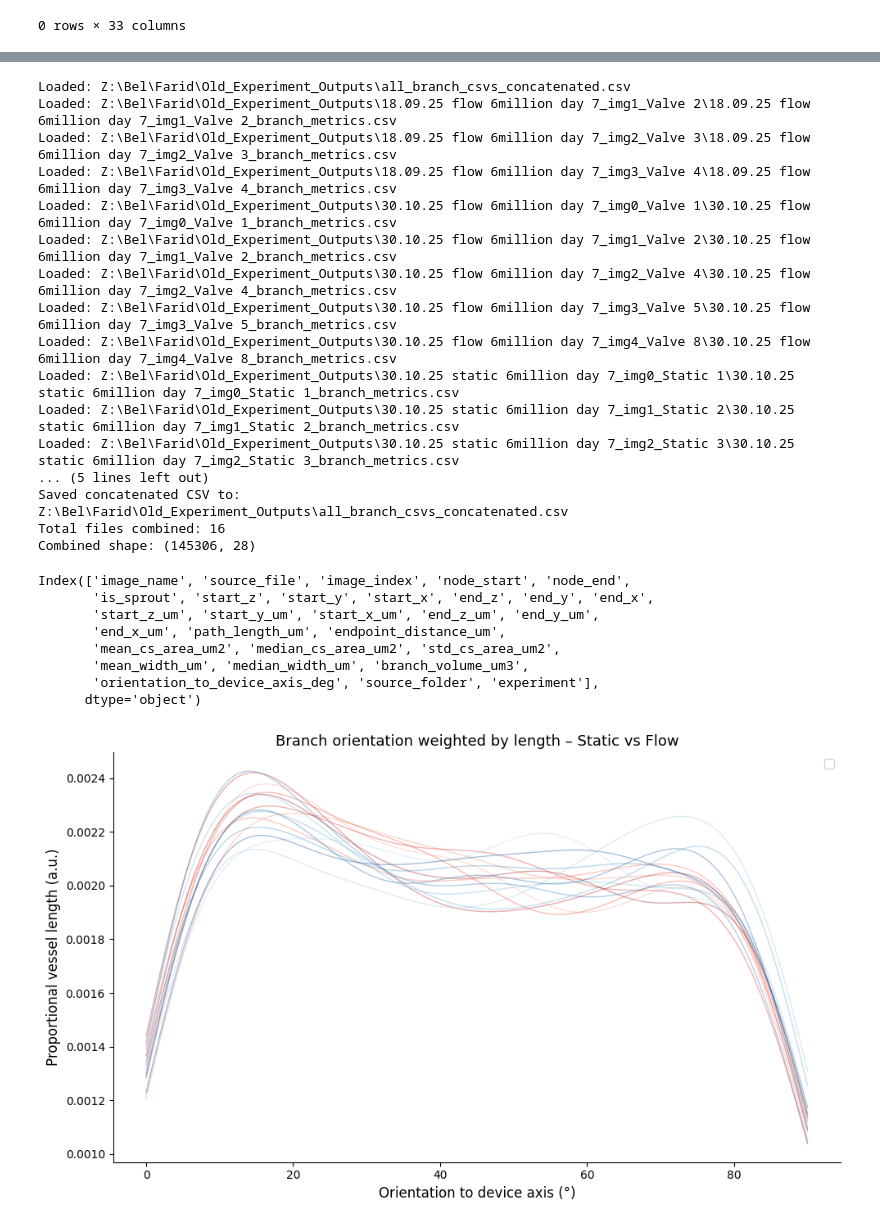
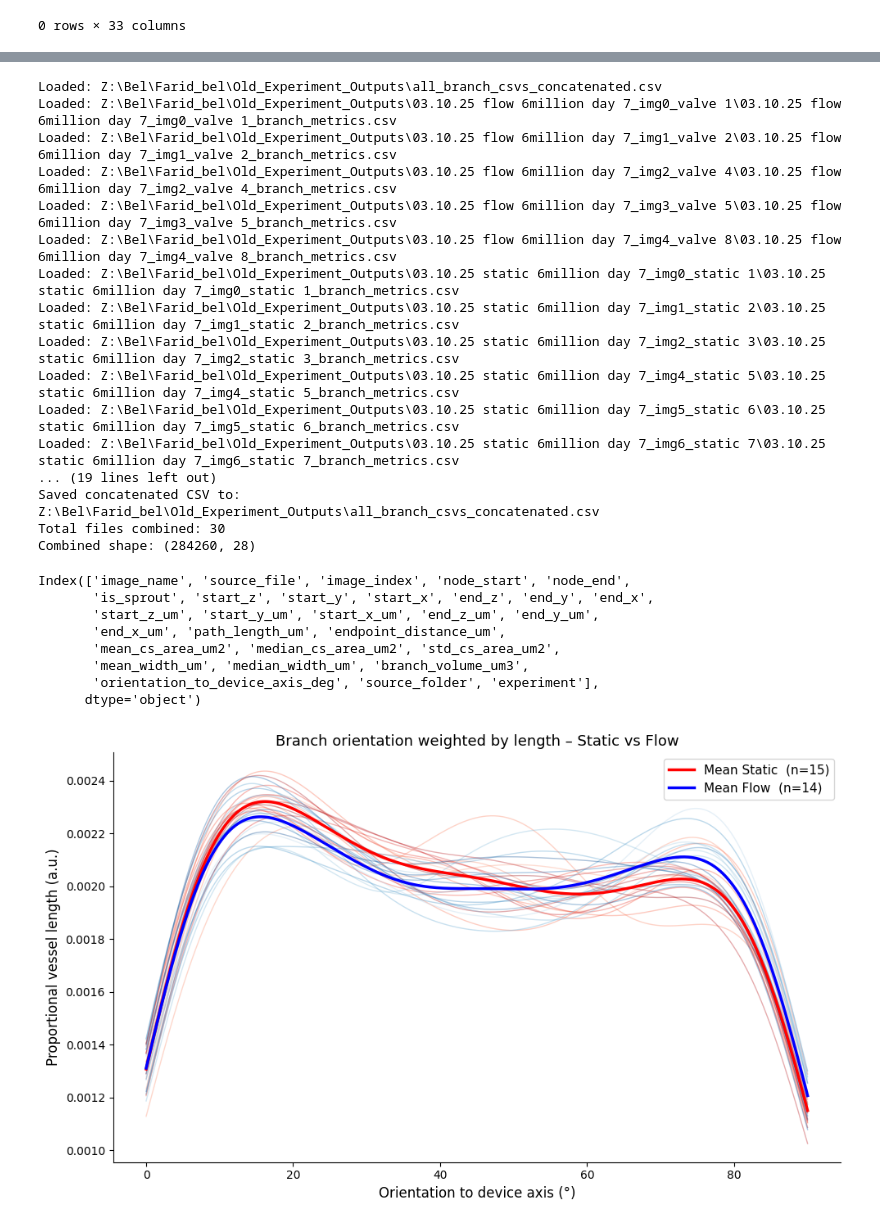
Before and after one commit to isobelth/vascumap, a Jupyter notebook: plotting_outputs.ipynb, the cells around one changed output, grey strips where cells are left out. Drawn from its saved outputs; the diff is of its cells as text; code cells hidden in the pictures.

```diff
--- a/plotting_outputs.ipynb
+++ b/plotting_outputs.ipynb
@@ -7,7 +7,7 @@ import sys
 from pathlib import Path
 import pandas as pd
 # %%
-root_dir = Path(r"Z:\Bel\Farid\Old_Experiment_Outputs")
+root_dir = Path(r"Z:\Bel\Farid_bel\Old_Experiment_Outputs")
 # Find all CSV files recursively
 csv_files = list(root_dir.rglob("*.csv"))
 
@@ -181,7 +186,7 @@ Index(['image_name', 'source_file', 'image_index', 'chip_volume_um3',
        'source_folder', 'experiment'],
       dtype='object')
 # %%
-root_dir = Path(r"Z:\Bel\Farid\Old_Experiment_Outputs")
+root_dir = Path(r"Z:\Bel\Farid_bel\Old_Experiment_Outputs")
 # Find all CSV files recursively
 csv_files = list(root_dir.rglob("*.csv"))
 
@@ -213,23 +218,23 @@ else:
     else:
         print("No CSV files could be read successfully.")
 # %% [output]
-Loaded: Z:\Bel\Farid\Old_Experiment_Outputs\all_branch_csvs_concatenated.csv
-Loaded: Z:\Bel\Farid\Old_Experiment_Outputs\18.09.25 flow 6million day 7_img1_Valve 2\18.09.25 flow 6million day 7_img1_Valve 2_branch_metrics.csv
-Loaded: Z:\Bel\Farid\Old_Experiment_Outputs\18.09.25 flow 6million day 7_img2_Valve 3\18.09.25 flow 6million day 7_img2_Valve 3_branch_metrics.csv
-Loaded: Z:\Bel\Farid\Old_Experiment_Outputs\18.09.25 flow 6million day 7_img3_Valve 4\18.09.25 flow 6million day 7_img3_Valve 4_branch_metrics.csv
-Loaded: Z:\Bel\Farid\Old_Experiment_Outputs\30.10.25 flow 6million day 7_img0_Valve 1\30.10.25 flow 6million day 7_img0_Valve 1_branch_metrics.csv
-Loaded: Z:\Bel\Farid\Old_Experiment_Outputs\30.10.25 flow 6million day 7_img1_Valve 2\30.10.25 flow 6million day 7_img1_Valve 2_branch_metrics.csv
-Loaded: Z:\Bel\Farid\Old_Experiment_Outputs\30.10.25 flow 6million day 7_img2_Valve 4\30.10.25 flow 6million day 7_img2_Valve 4_branch_metrics.csv
-Loaded: Z:\Bel\Farid\Old_Experiment_Outputs\30.10.25 flow 6million day 7_img3_Valve 5\30.10.25 flow 6million day 7_img3_Valve 5_branch_metrics.csv
-Loaded: Z:\Bel\Farid\Old_Experiment_Outputs\30.10.25 flow 6million day 7_img4_Valve 8\30.10.25 flow 6million day 7_img4_Valve 8_branch_metrics.csv
-Loaded: Z:\Bel\Farid\Old_Experiment_Outputs\30.10.25 static 6million day 7_img0_Static 1\30.10.25 static 6million day 7_img0_Static 1_branch_metrics.csv
-Loaded: Z:\Bel\Farid\Old_Experiment_Outputs\30.10.25 static 6million day 7_img1_Static 2\30.10.25 static 6million day 7_img1_Static 2_branch_metrics.csv
-Loaded: Z:\Bel\Farid\Old_Experiment_Outputs\30.10.25 static 6million day 7_img2_Static 3\30.10.25 static 6million day 7_img2_Static 3_branch_metrics.csv
-... (5 lines left out)
+Loaded: Z:\Bel\Farid_bel\Old_Experiment_Outputs\all_branch_csvs_concatenated.csv
+Loaded: Z:\Bel\Farid_bel\Old_Experiment_Outputs\03.10.25 flow 6million day 7_img0_valve 1\03.10.25 flow 6million day 7_img0_valve 1_branch_metrics.csv
+Loaded: Z:\Bel\Farid_bel\Old_Experiment_Outputs\03.10.25 flow 6million day 7_img1_valve 2\03.10.25 flow 6million day 7_img1_valve 2_branch_metrics.csv
+Loaded: Z:\Bel\Farid_bel\Old_Experiment_Outputs\03.10.25 flow 6million day 7_img2_valve 4\03.10.25 flow 6million day 7_img2_valve 4_branch_metrics.csv
+Loaded: Z:\Bel\Farid_bel\Old_Experiment_Outputs\03.10.25 flow 6million day 7_img3_valve 5\03.10.25 flow 6million day 7_img3_valve 5_branch_metrics.csv
+Loaded: Z:\Bel\Farid_bel\Old_Experiment_Outputs\03.10.25 flow 6million day 7_img4_valve 8\03.10.25 flow 6million day 7_img4_valve 8_branch_metrics.csv
+Loaded: Z:\Bel\Farid_bel\Old_Experiment_Outputs\03.10.25 static 6million day 7_img0_static 1\03.10.25 static 6million day 7_img0_static 1_branch_metrics.csv
+Loaded: Z:\Bel\Farid_bel\Old_Experiment_Outputs\03.10.25 static 6million day 7_img1_static 2\03.10.25 static 6million day 7_img1_static 2_branch_metrics.csv
+Loaded: Z:\Bel\Farid_bel\Old_Experiment_Outputs\03.10.25 static 6million day 7_img2_static 3\03.10.25 static 6million day 7_img2_static 3_branch_metrics.csv
+Loaded: Z:\Bel\Farid_bel\Old_Experiment_Outputs\03.10.25 static 6million day 7_img4_static 5\03.10.25 static 6million day 7_img4_static 5_branch_metrics.csv
+Loaded: Z:\Bel\Farid_bel\Old_Experiment_Outputs\03.10.25 static 6million day 7_img5_static 6\03.10.25 static 6million day 7_img5_static 6_branch_metrics.csv
+Loaded: Z:\Bel\Farid_bel\Old_Experiment_Outputs\03.10.25 static 6million day 7_img6_static 7\03.10.25 static 6million day 7_img6_static 7_branch_metrics.csv
+... (19 lines left out)
 Saved concatenated CSV to:
-Z:\Bel\Farid\Old_Experiment_Outputs\all_branch_csvs_concatenated.csv
-Total files combined: 16
-Combined shape: (145306, 28)
+Z:\Bel\Farid_bel\Old_Experiment_Outputs\all_branch_csvs_concatenated.csv
+Total files combined: 30
+Combined shape: (284260, 28)
 # %%
 combined["experiment"] = combined.apply(find_condition, axis=1)
 combined.columns
@@ -277,36 +282,36 @@ for img_name, color in zip(static_images, static_colors):
     kde = gaussian_kde(angles, weights=weights, bw_method=0.3)
     y = kde(x_eval)
     y = y / y.sum()                            # normalise area so curves are comparable
     ax.plot(x_eval, y, color=color, alpha=0.35, linewidth=1)
     static_kdes.append(y)
 
 for img_name, color in zip(flow_images, flow_colors):
     sub = plot_df[plot_df["image_name"] == img_name]
     angles  = sub["orientation_to_device_axis_deg"].values
     lengths = sub["path_length_um"].values
     weights = lengths / lengths.sum()
     kde = gaussian_kde(angles, weights=weights, bw_method=0.3)
     y = kde(x_eval)
     y = y / y.sum()
     ax.plot(x_eval, y, color=color, alpha=0.35, linewidth=1)
     flow_kdes.append(y)
 
 # --- Mean curves ---
 mean_static = np.mean(static_kdes, axis=0)
 mean_flow   = np.mean(flow_kdes, axis=0)
 
-# ax.plot(x_eval, mean_static, color="red",  linewidth=2.5, label=f"Mean Static  (n={len(static_images)})")
-# ax.plot(x_eval, mean_flow,   color="blue", linewidth=2.5, label=f"Mean Flow  (n={len(flow_images)})")
+ax.plot(x_eval, mean_static, color="red",  linewidth=2.5, label=f"Mean Static  (n={len(static_images)})")
+ax.plot(x_eval, mean_flow,   color="blue", linewidth=2.5, label=f"Mean Flow  (n={len(flow_images)})")
 
 ax.set_xlabel("Orientation to device axis (°)", fontsize=12)
 ax.set_ylabel("Proportional vessel length (a.u.)", fontsize=12)
 ax.set_title("Branch orientation weighted by length – Static vs Flow", fontsize=13)
 ax.legend(fontsize=11)
 sns.despine()
 plt.tight_layout()
 plt.show()
 # %% [output]
-[figure, old version]
+[figure, new version]
 # %%
 # --- Same plot but weighted by branch VOLUME instead of length ---
 vol_df = combined.dropna(subset=["orientation_to_device_axis_deg", "branch_volume_um3"]).copy()
```
Also changed, not shown: parts of 7 cells of this notebook, 3 other files.
